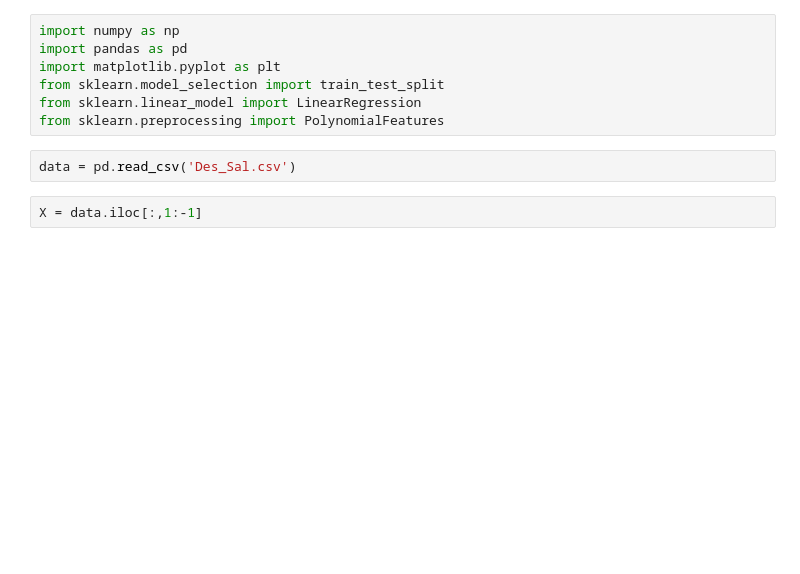
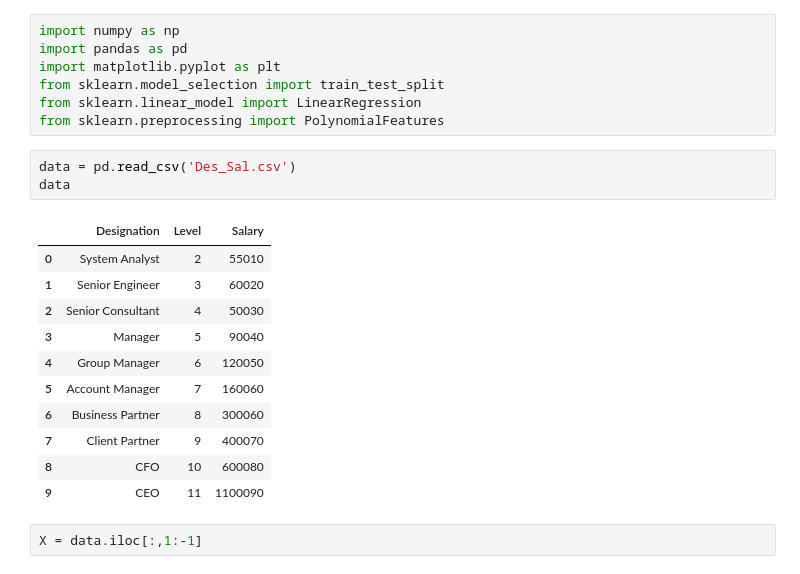
Before and after one commit to proarcherdemo/PythonTraining, a Jupyter notebook: 15. machine_learning/Polynomial Regression/Untitled.ipynb, the cells around one changed output. Saved outputs shown, nothing was run; the diff lists cells and outputs as text; blank space fills up the shorter version.

```diff
--- a/15. machine_learning/Polynomial Regression/Untitled.ipynb
+++ b/15. machine_learning/Polynomial Regression/Untitled.ipynb
@@ -7,6 +7,19 @@ from sklearn.linear_model import LinearRegression
 from sklearn.preprocessing import PolynomialFeatures
 # %%
 data = pd.read_csv('Des_Sal.csv')
+data
+# %% [output]
+|  | Designation | Level | Salary |
+| 0 | System Analyst | 2 | 55010 |
+| 1 | Senior Engineer | 3 | 60020 |
+| 2 | Senior Consultant | 4 | 50030 |
+| 3 | Manager | 5 | 90040 |
+| 4 | Group Manager | 6 | 120050 |
+| 5 | Account Manager | 7 | 160060 |
+| 6 | Business Partner | 8 | 300060 |
+| 7 | Client Partner | 9 | 400070 |
+| 8 | CFO | 10 | 600080 |
+| 9 | CEO | 11 | 1100090 |
 # %%
 X = data.iloc[:,1:-1]
 # %%
```
Also changed, not shown: parts of 7 cells of this notebook, 4 other files.
